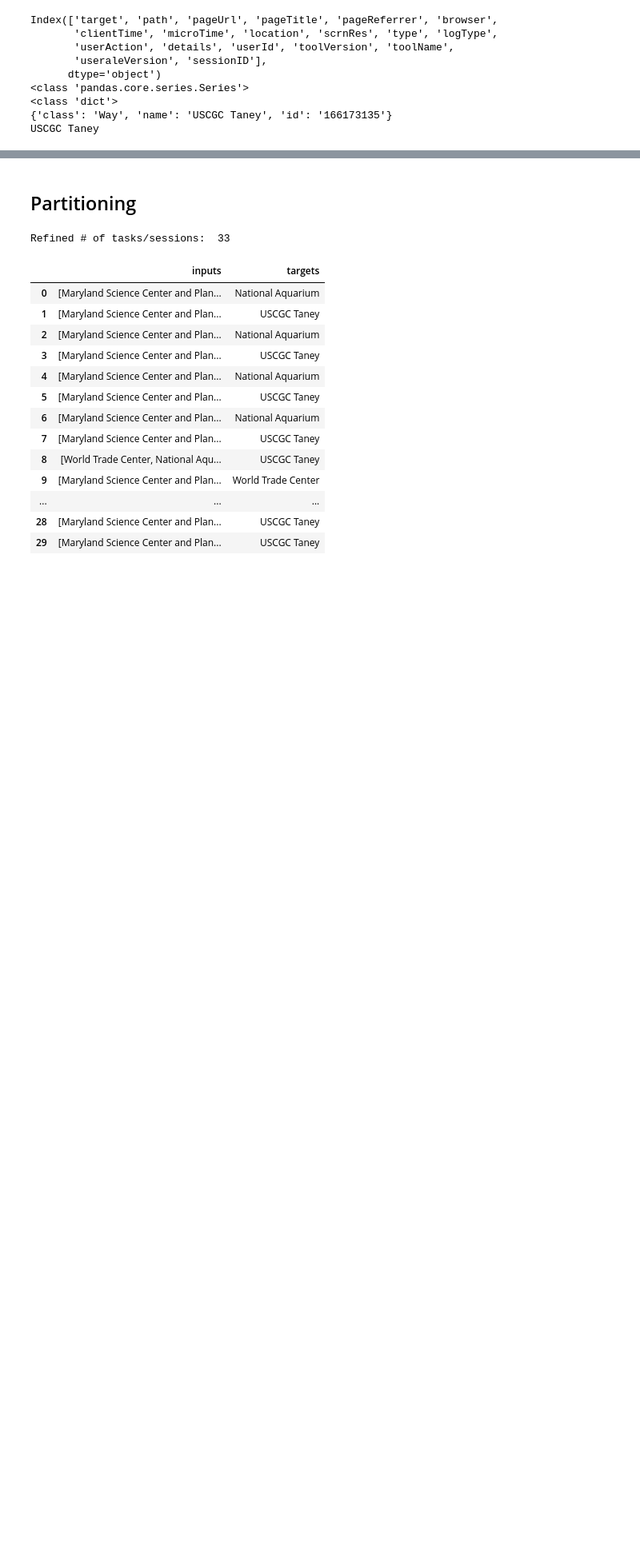
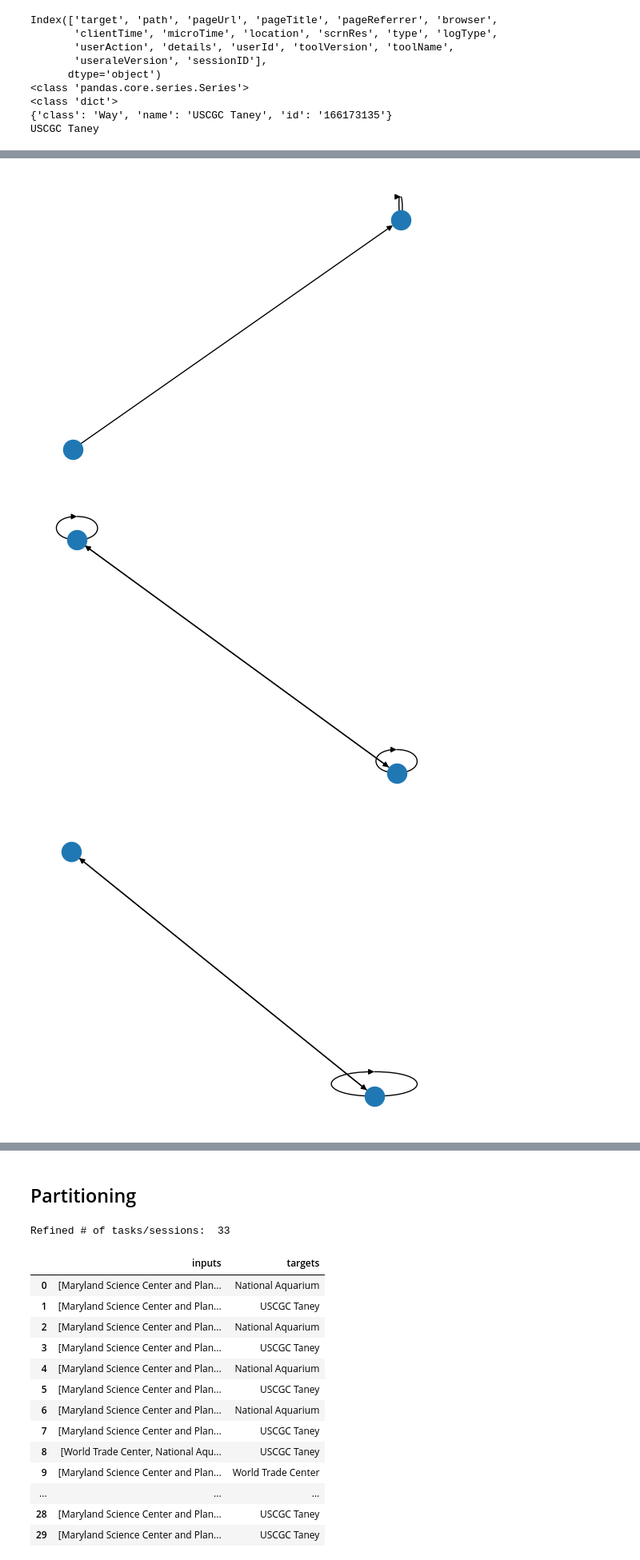
Before and after one commit to UMD-ARLIS/incubator-flagon-distill, a Jupyter notebook: prototypes/Prototype 3.ipynb, the cells around one changed output, grey strips where cells are left out. Shown at 80% size. Cells and saved outputs as stored; diff of their text form; code cells hidden in the pictures; blank space fills up the shorter version.

```diff
--- a/prototypes/Prototype 3.ipynb
+++ b/prototypes/Prototype 3.ipynb
@@ -74,22 +113,25 @@ def get_partition(log, partition_elements):
 # %%
 # Path to the logs
 files = ["logs_nome_vlad.json"]
 
+# Color coding the different elements for the Sankey and Directed graphs
+color_dict = {'Other':'green', 'div.leaflet-pane':'red'}
 
 # creating a list to store the generated directed graphs
-graphs = []
+graphs = {}
 
 # Going through each log file indivudually
 for file in files:
-    # Create a dictionary of all 'click' type logs
-    log_dict_clicks = setup(file, "datetime", filter_func_clicks)
-    # Create a dictionary of all 'click' & 'mousover' type logs
-    log_dict_clicks_mouseover = setup(file, "datetime", filter_func_clicks_mouseover)
-
-    # creating the directed graph and assigning the previously defined color-code
-    (graph, colors) = get_color_graph(log_dict_clicks, get_partition)
-    f = plt.figure()
-    # drawing the di-graph
-    nx.draw(graph, pos=nx.spring_layout(graph), ax=f.add_subplot(111))
-    # adding the digraph to our previously defined 'graphs' list.
-    graphs.append(graph)
+    data = setup(file, "datetime")
+    for sessID,logs in data.items():
+        # creating the directed graph and assigning the previously defined color-code
+        (graph, colors) = get_color_graph(logs, color_dict, get_partition)
+        f = plt.figure()
+        # drawing the di-graph
+        nx.draw(graph, pos=nx.spring_layout(graph), ax=f.add_subplot(111))
+        # adding the digraph to our previously defined 'graphs' list.
+        graphs[sessID] = graph
+# %% [output]
+[figure, added]
+[figure, added]
+[figure, added]
```
Also changed, not shown: parts of 12 cells of this notebook.
